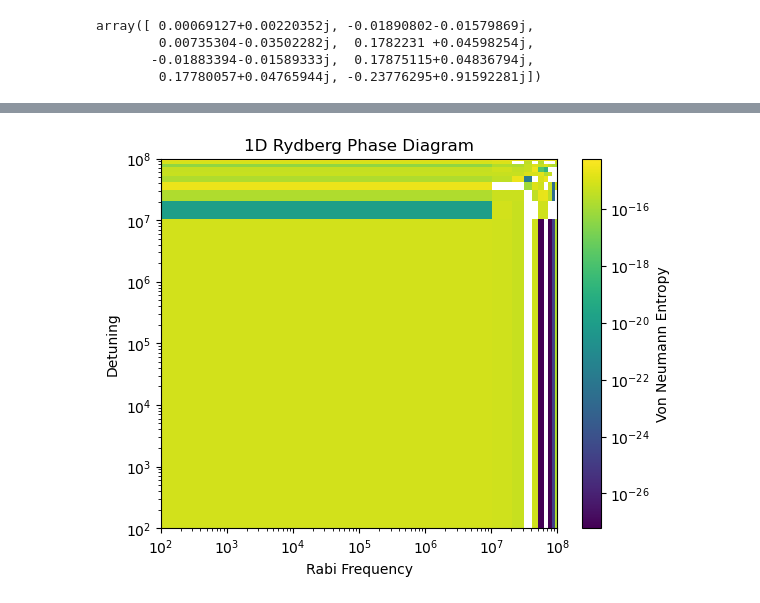
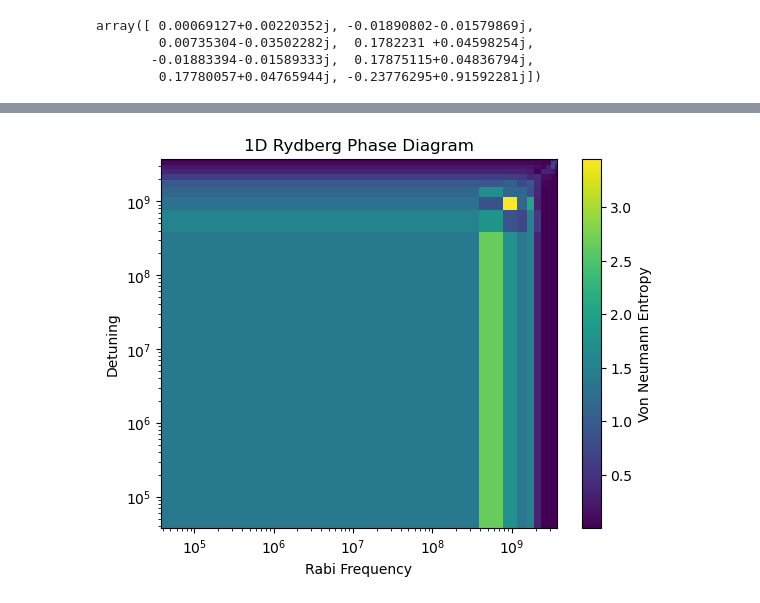
Before and after one commit to 1dividedby0/rabbit, a Jupyter notebook: mps.ipynb, the cells around one changed output, grey strips where cells are left out. Drawn from its saved outputs; the diff is of its cells as text; code cells hidden in the pictures.

```diff
--- a/mps.ipynb
+++ b/mps.ipynb
@@ -842,7 +878,7 @@ plt.show()
 # %%
 def tebd_ground(N, time, V_nn, V_nnn, rabi_f, detuning):
     # construct Hamiltonian
-    steps = 1000
+    steps = 7000
 
     nn = np.array([0,0,V_nn])
     nnn = np.array([0, 0, V_nnn])
@@ -853,7 +889,7 @@ def tebd_ground(N, time, V_nn, V_nnn, rabi_f, detuning):
         elif dir == 1:
             return 0
         else:
-            return -0.5*(detuning)
+            return -0.5*(detuning + on_site_detuning(pos, N, V_nn, V_nnn))
 
     initial_state = mps(norm(haar_state(N)))
     tlist = np.linspace(0.0, time_, steps+1)
@@ -865,32 +901,47 @@ def tebd_ground(N, time, V_nn, V_nnn, rabi_f, detuning):
 #     return -np.trace(density @ scipy.linalg.logm(density))
 
 def von_neumann_entropy(state_vector):
-    # Compute the density matrix
-    density_matrix = np.outer(state_vector, np.conj(state_vector.T))
+    # First, reshape the state vector into a density matrix with the correct dimensions.
+    # For a system of n qubits, the state vector has 2^n elements, so the density matrix
+    # has dimensions 2^n x 2^n.
+    n = int(np.log2(len(state_vector)))
+    density_matrix = np.outer(state_vector, np.conj(state_vector))
+    density_matrix = density_matrix.reshape([2]*2*n)
 
-    # Compute the von Neumann entropy
-    eigenvalues, _ = np.linalg.eig(density_matrix)
+    # Next, trace out the subsystem indices to obtain the reduced density matrix.
+    trace_out_indices = [i for i in range(n) if i not in [j for j in range(int(np.log2(len(state_vector))/2))]]
+    reduced_density_matrix = np.einsum(density_matrix, list(range(n))+list(range(n, 2*n)), trace_out_indices+list(range(n, n+len(trace_out_indices))))
+
+    # Now, compute the von Neumann entropy of the reduced density matrix.
+    eigenvalues, _ = np.linalg.eig(reduced_density_matrix)
     non_zero_eigenvalues = eigenvalues[eigenvalues > 0]
     von_neumann_entropy = -np.sum(non_zero_eigenvalues * np.log2(non_zero_eigenvalues))
 
     return von_neumann_entropy
 
-# 2*np.pi*6.4*(10**6)
-frequencies = np.logspace(2, 8, num=10)
-detunings = np.logspace(2, 8, num=10)
-grid_data = np.zeros((10, 10))
-for i in range(10):
-    for j in range(10):
-        grid_data[i][j] = von_neumann_entropy(tebd_ground(3, 450*(10**-9), 2*np.pi*60*(10**6), 2*np.pi*2.3*(10**6), frequencies[i], detunings[j]))
+def energy(state_vector, rabi_f, delta):
+    return np.dot(np.conj(state_vector), np.dot(hamiltonian(3, rabi_f, delta, V_nn, V_nnn), state_vector))
+# %%
+# 2*np.pi*6.4*(10**6)
+# 2*np.pi*60*(10**6)
+# 2*np.pi*2.3*(10**6)
+frequencies = np.logspace(-4, 1, num=10)*V_nn
+detunings = np.logspace(-4, 1, num=10)*V_nn
+
+grid_data = np.zeros((10, 10))
+for i in range(10):
+    for j in range(10):
+        grid_data[i][j] = von_neumann_entropy(tebd_ground(3, time_/(3/2), 2*np.pi*60*(10**6), 2*np.pi*2.3*(10**6), frequencies[i], detunings[j]))
+        # grid_data[i][j] = energy(tebd_ground(3, 1000*(10**-9), V_nn, V_nnn, frequencies[i], detunings[j]), frequencies[i], detunings[j])
 # %%
 import matplotlib.colors as colors
-plt.imshow(grid_data, cmap='viridis', origin='lower', extent=[frequencies.min(), frequencies.max(), detunings.min(), detunings.max()], aspect='auto', norm=colors.LogNorm())
-plt.colorbar(label='Von Neumann Entropy')  # Add a colorbar to show the data values
+plt.imshow(grid_data, cmap='viridis', origin='lower', extent=[frequencies.min(), frequencies.max(), detunings.min(), detunings.max()], aspect='auto')
+plt.colorbar(label='Von Neumann Entropy')
 plt.xlabel('Rabi Frequency')
 plt.ylabel('Detuning')
 plt.xscale('log')
 plt.yscale('log')
 plt.title('1D Rydberg Phase Diagram')
 plt.show()
 # %% [output]
-[figure, old version]
+[figure, new version]
```
Also changed, not shown: parts of 8 cells of this notebook, 2 other files.
